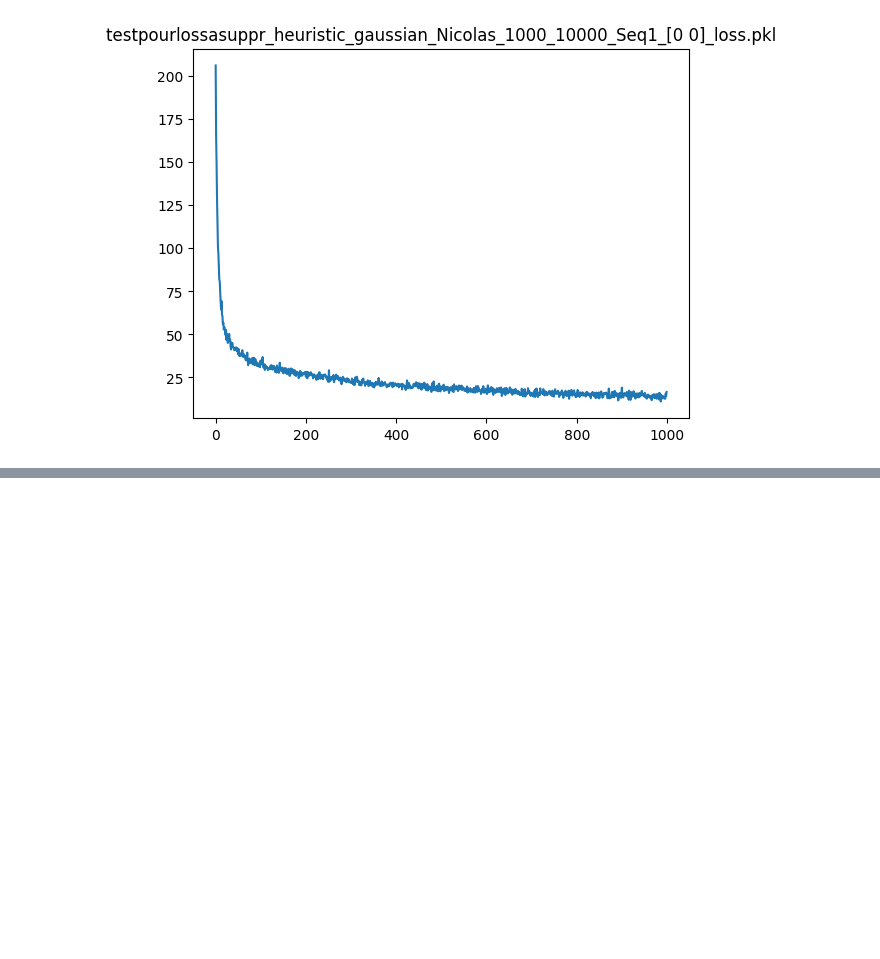
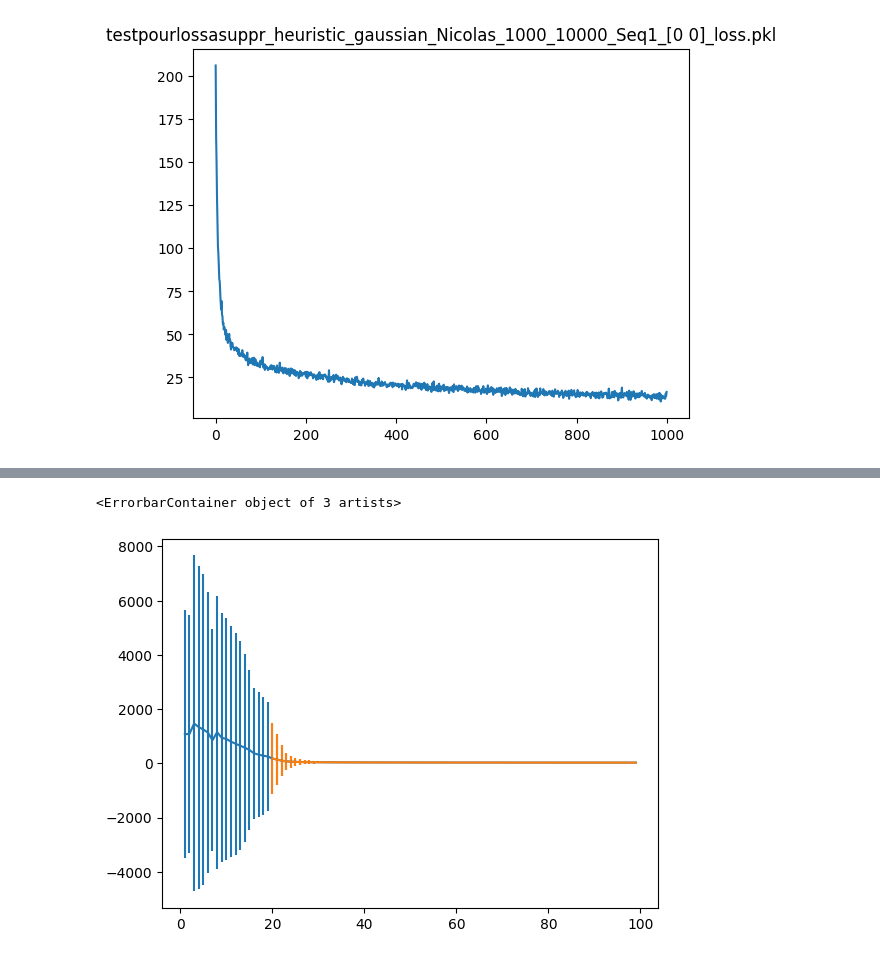
Before and after one commit to ylefay/LSVI, a Jupyter notebook: LSVI/experiments/logisticRegression/sonar_logistic_regression/output_mean_field/read.ipynb, the cells around one changed output, grey strips where cells are left out. Drawn from its saved outputs; the diff is of its cells as text; code cells hidden in the pictures; blank space fills up the shorter version.

Commit message:
Ready for missclassification rate plots

```diff
--- a/LSVI/experiments/logisticRegression/sonar_logistic_regression/output_mean_field/read.ipynb
+++ b/LSVI/experiments/logisticRegression/sonar_logistic_regression/output_mean_field/read.ipynb
@@ -49,3 +49,8 @@ lossesPKL_titles
 # %%
 np.savetxt('loss_1e3_1e3_heuristic_mfg_sonar.csv', np.array([np.arange(1, 1000+1), lossesPKLs[2][1:]]).T, delimiter=",")
 np.savetxt('loss_1e3_1e3_Seq2_mfg_sonar.csv', np.array([np.arange(1, 1000+1), lossesPKLs[-1][1:]]).T, delimiter=",")
+# %%
+plt.errorbar(x=np.arange(1, 100),y=lossesPKLs[0][:,1:100].mean(axis=0), yerr=lossesPKLs[0][:,1:100].std(axis=0))
+# %% [output]
+<ErrorbarContainer object of 3 artists>
+[figure, added]
```
Also changed, not shown: parts of 10 cells of this notebook, 6 other files.
